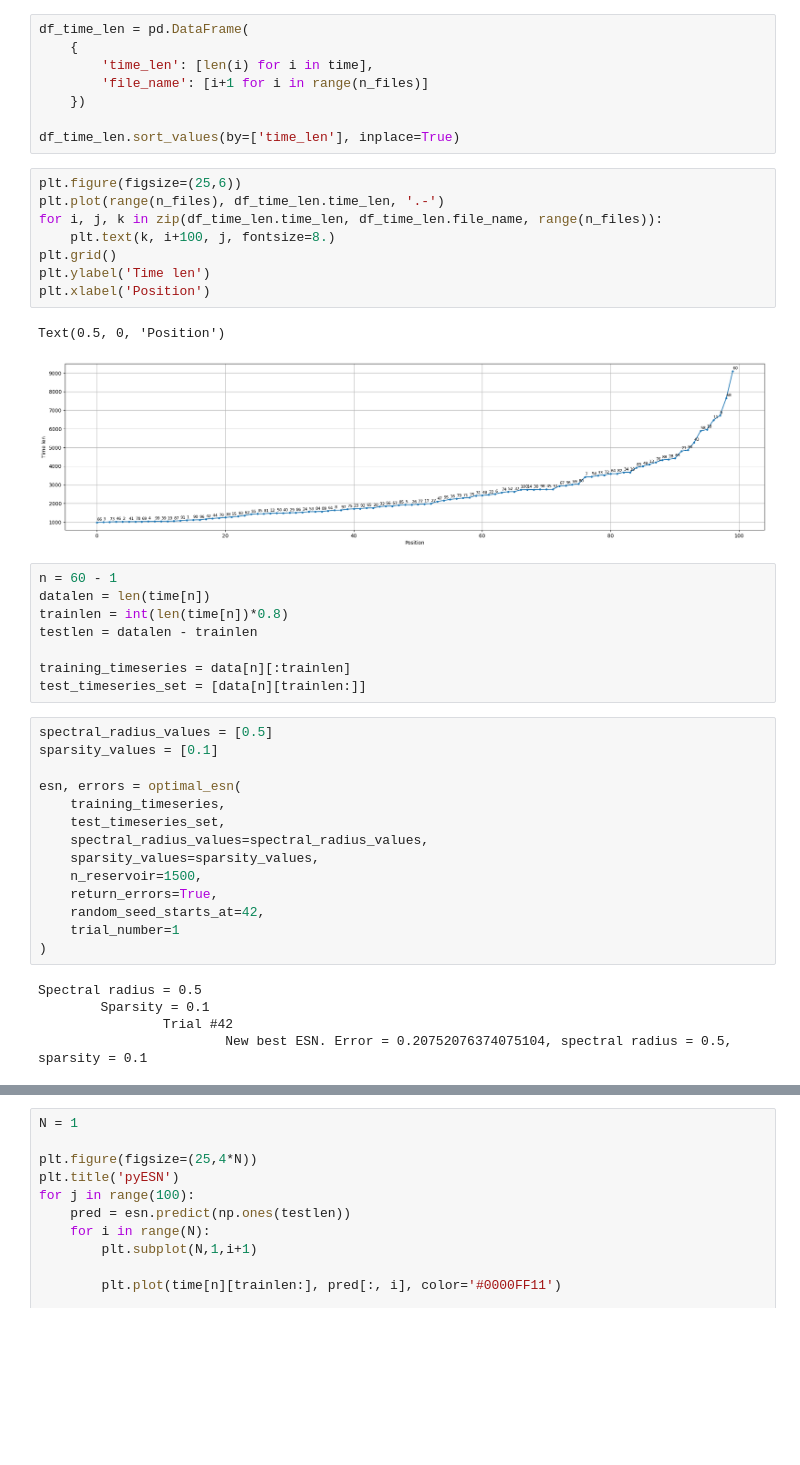
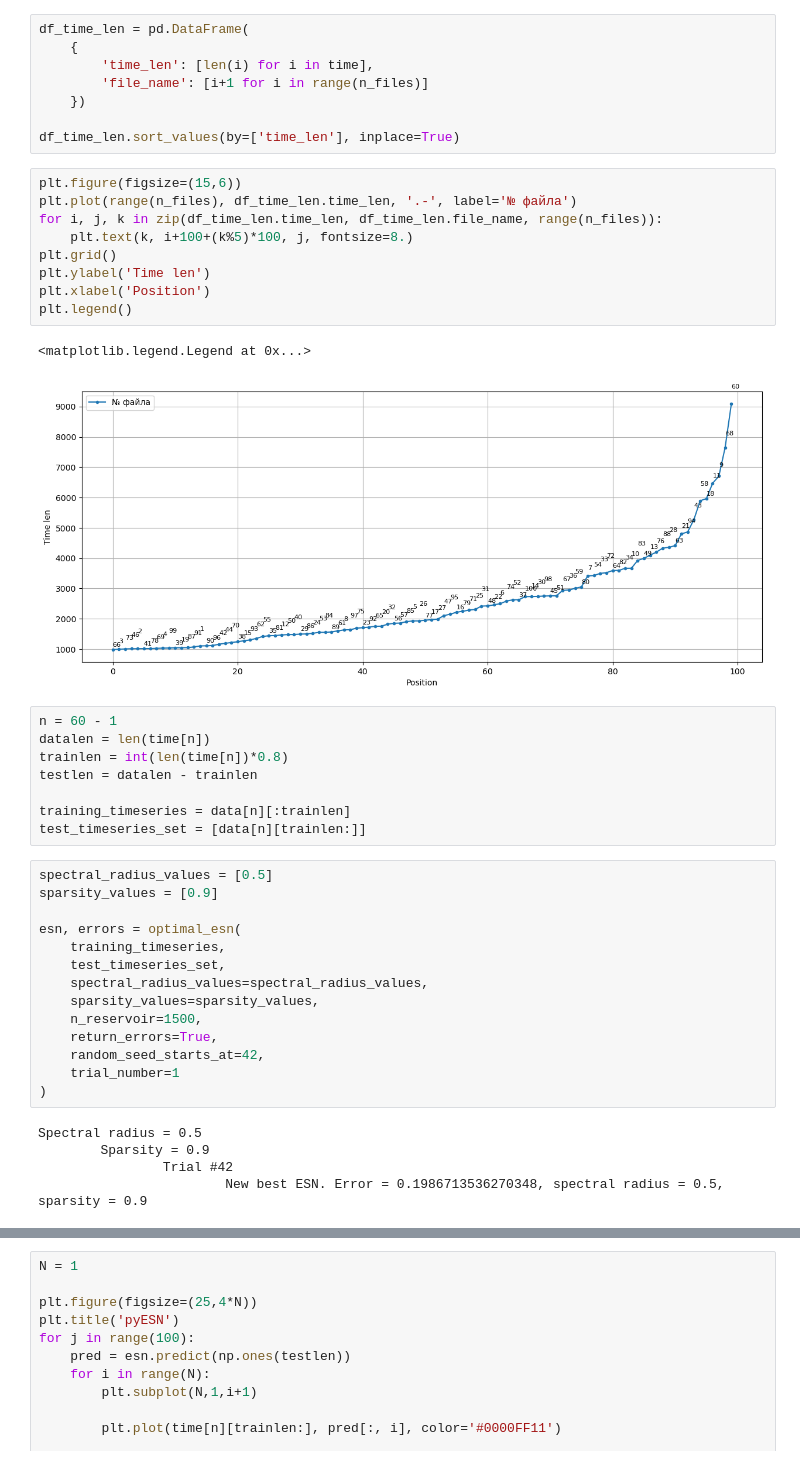
Before and after one commit to dynolab/esn-studies, a Jupyter notebook: studies/none2022_why_do_esns_work/programs/test 002 skesn_vs_pyESN.ipynb, the cells around one changed output, grey strips where cells are left out. Drawn from its saved outputs; the diff is of its cells as text; blank space fills up the shorter version.

```diff
--- a/studies/none2022_why_do_esns_work/programs/test 002 skesn_vs_pyESN.ipynb
+++ b/studies/none2022_why_do_esns_work/programs/test 002 skesn_vs_pyESN.ipynb
@@ -38,16 +38,17 @@ df_time_len = pd.DataFrame(
 
 df_time_len.sort_values(by=['time_len'], inplace=True)
 # %%
-plt.figure(figsize=(25,6))
-plt.plot(range(n_files), df_time_len.time_len, '.-')
+plt.figure(figsize=(15,6))
+plt.plot(range(n_files), df_time_len.time_len, '.-', label='№ файла')
 for i, j, k in zip(df_time_len.time_len, df_time_len.file_name, range(n_files)):
-    plt.text(k, i+100, j, fontsize=8.)
+    plt.text(k, i+100+(k%5)*100, j, fontsize=8.)
 plt.grid()
 plt.ylabel('Time len')
 plt.xlabel('Position')
+plt.legend()
 # %% [output]
-Text(0.5, 0, 'Position')
+<matplotlib.legend.Legend at 0x...>
-[figure, old version]
+[figure, new version]
 # %%
 n = 60 - 1
 datalen = len(time[n])
@@ -58,7 +59,7 @@ training_timeseries = data[n][:trainlen]
 test_timeseries_set = [data[n][trainlen:]]
 # %%
 spectral_radius_values = [0.5]
-sparsity_values = [0.1]
+sparsity_values = [0.9]
 
 esn, errors = optimal_esn(
     training_timeseries,
@@ -72,9 +73,9 @@ esn, errors = optimal_esn(
 )
 # %% [output]
 Spectral radius = 0.5
-        Sparsity = 0.1
+        Sparsity = 0.9
                 Trial #42
-                        New best ESN. Error = 0.20752076374075104, spectral radius = 0.5, sparsity = 0.1
+                        New best ESN. Error = 0.1986713536270348, spectral radius = 0.5, sparsity = 0.9
 # %%
 model = EsnForecaster(
     n_reservoir=1500,
```
Also changed, not shown: parts of 7 cells of this notebook, 9 other files.
